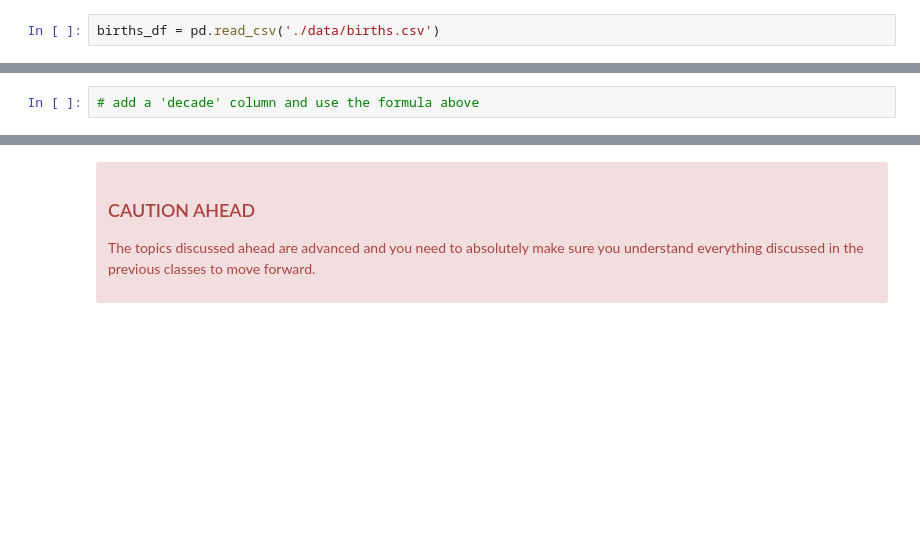
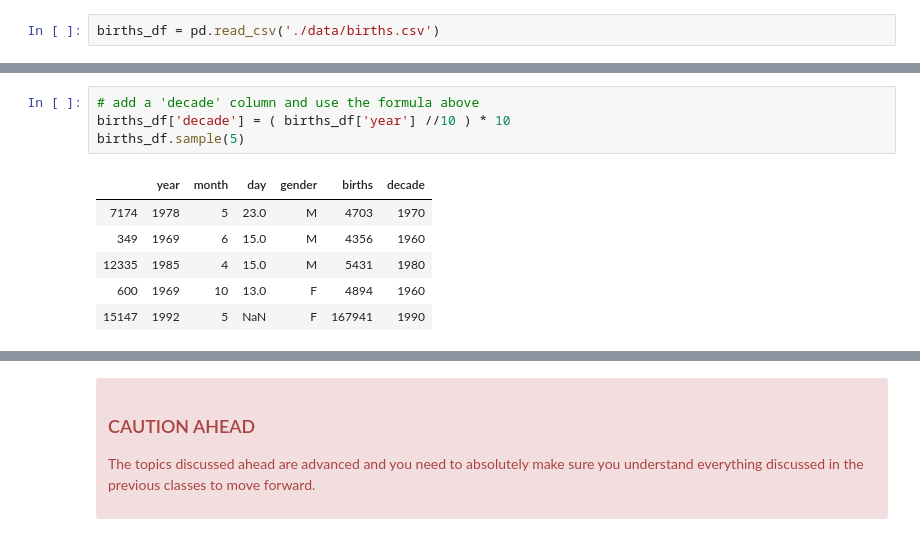
Before and after one commit to jarp/ITAO-30210-SP21, a Jupyter notebook: Class_18_More_Grouping.ipynb, the cells around one changed output, grey strips where cells are left out. Saved outputs shown, nothing was run; the diff lists cells and outputs as text; blank space fills up the shorter version.

```diff
--- a/Class_18_More_Grouping.ipynb
+++ b/Class_18_More_Grouping.ipynb
@@ -162,4 +315,13 @@ births_df.sample(4)
 # %%
 # add a 'decade' column and use the formula above
+births_df['decade'] = ( births_df['year'] //10 ) * 10
+births_df.sample(5)
+# %% [output]
+|  | year | month | day | gender | births | decade |
+| 7174 | 1978 | 5 | 23.0 | M | 4703 | 1970 |
+| 349 | 1969 | 6 | 15.0 | M | 4356 | 1960 |
+| 12335 | 1985 | 4 | 15.0 | M | 5431 | 1980 |
+| 600 | 1969 | 10 | 13.0 | F | 4894 | 1960 |
+| 15147 | 1992 | 5 | NaN | F | 167941 | 1990 |
 # %%
 # Create a pivot table that counts number of births in each decade and also based on whether they were male or female
```
Also changed, not shown: parts of 27 cells of this notebook, 1 other file.
